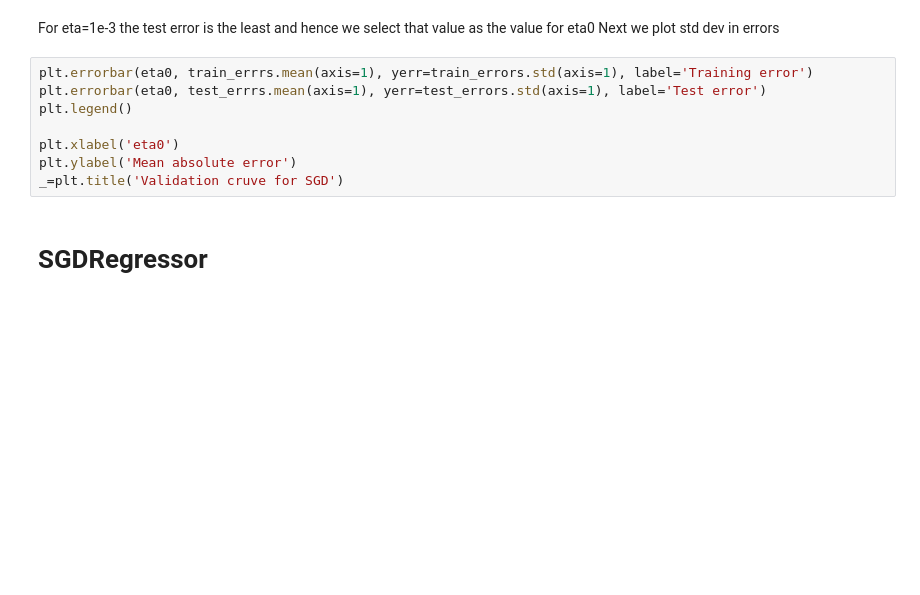
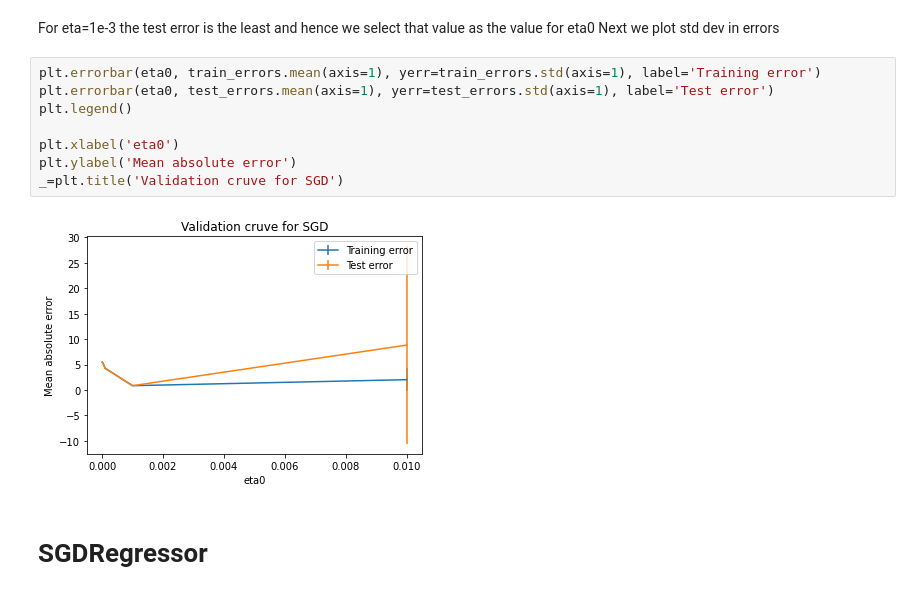
Before and after one commit to rahulagarwak/Machine-Learning-Practice-MLP, a Jupyter notebook: Colab Notebooks/MLP_Wk3_SGDRegressor.ipynb, the cells around one changed output. Saved outputs shown, nothing was run; the diff lists cells and outputs as text; blank space fills up the shorter version.

```diff
--- a/Colab Notebooks/MLP_Wk3_SGDRegressor.ipynb
+++ b/Colab Notebooks/MLP_Wk3_SGDRegressor.ipynb
@@ -143,13 +166,15 @@ _=plt.title('Validation curve for SGD')
 For eta=1e-3 the test error is the least and hence we select that value as the value for eta0
 Next we plot std dev in errors
 # %%
-plt.errorbar(eta0, train_errrs.mean(axis=1), yerr=train_errors.std(axis=1), label='Training error')
-plt.errorbar(eta0, test_errrs.mean(axis=1), yerr=test_errors.std(axis=1), label='Test error')
+plt.errorbar(eta0, train_errors.mean(axis=1), yerr=train_errors.std(axis=1), label='Training error')
+plt.errorbar(eta0, test_errors.mean(axis=1), yerr=test_errors.std(axis=1), label='Test error')
 plt.legend()
 
 plt.xlabel('eta0')
 plt.ylabel('Mean absolute error')
 _=plt.title('Validation cruve for SGD')
+# %% [output]
+[figure, added]
 # %% [markdown]
 # SGDRegressor
 # %%
```
Also changed, not shown: parts of 20 cells of this notebook.
